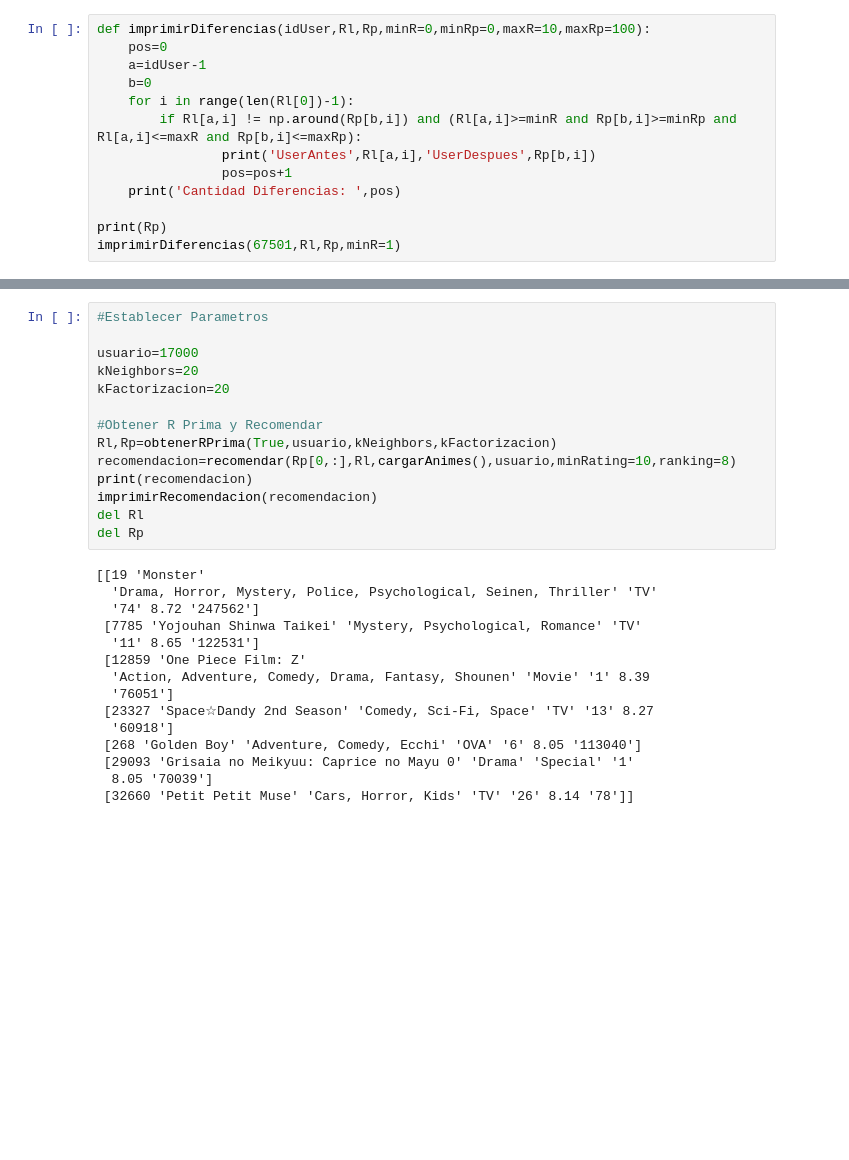
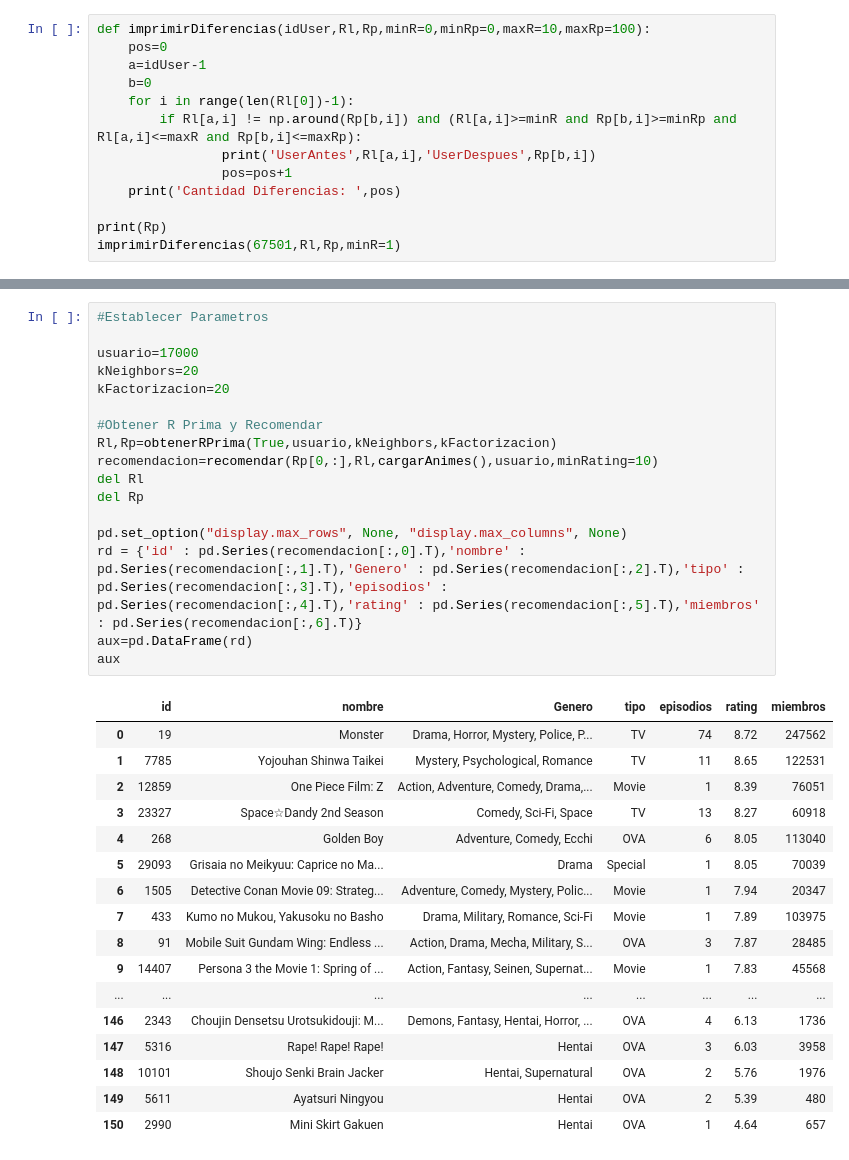
Before and after one commit to BrayanTabares/InteligenciaArtificial, a Jupyter notebook: Sistema Recomendación - Anime.ipynb, the cells around one changed output, grey strips where cells are left out. Drawn from its saved outputs; the diff is of its cells as text; blank space fills up the shorter version.

```diff
--- a/Sistema Recomendación - Anime.ipynb
+++ b/Sistema Recomendación - Anime.ipynb
@@ -320,32 +310,38 @@ del Rp
 # %%
 #Establecer Parametros
 
 usuario=17000
 kNeighbors=20
 kFactorizacion=20
 
 #Obtener R Prima y Recomendar
 Rl,Rp=obtenerRPrima(True,usuario,kNeighbors,kFactorizacion)
-recomendacion=recomendar(Rp[0,:],Rl,cargarAnimes(),usuario,minRating=10,ranking=8)
-print(recomendacion)
-imprimirRecomendacion(recomendacion)
+recomendacion=recomendar(Rp[0,:],Rl,cargarAnimes(),usuario,minRating=10)
 del Rl
 del Rp
+
+pd.set_option("display.max_rows", None, "display.max_columns", None)
+rd = {'id' : pd.Series(recomendacion[:,0].T),'nombre' : pd.Series(recomendacion[:,1].T),'Genero' : pd.Series(recomendacion[:,2].T),'tipo' : pd.Series(recomendacion[:,3].T),'episodios' : pd.Series(recomendacion[:,4].T),'rating' : pd.Series(recomendacion[:,5].T),'miembros' : pd.Series(recomendacion[:,6].T)}
+aux=pd.DataFrame(rd)
+aux
 # %% [output]
-[[19 'Monster'
-  'Drama, Horror, Mystery, Police, Psychological, Seinen, Thriller' 'TV'
-  '74' 8.72 '247562']
- [7785 'Yojouhan Shinwa Taikei' 'Mystery, Psychological, Romance' 'TV'
-  '11' 8.65 '122531']
- [12859 'One Piece Film: Z'
-  'Action, Adventure, Comedy, Drama, Fantasy, Shounen' 'Movie' '1' 8.39
-  '76051']
- [23327 'Space☆Dandy 2nd Season' 'Comedy, Sci-Fi, Space' 'TV' '13' 8.27
-  '60918']
- [268 'Golden Boy' 'Adventure, Comedy, Ecchi' 'OVA' '6' 8.05 '113040']
- [29093 'Grisaia no Meikyuu: Caprice no Mayu 0' 'Drama' 'Special' '1'
-  8.05 '70039']
- [32660 'Petit Petit Muse' 'Cars, Horror, Kids' 'TV' '26' 8.14 '78']]
+|  | id | nombre | Genero | tipo | episodios | rating | miembros |
+| 0 | 19 | Monster | Drama, Horror, Mystery, Police, P... | TV | 74 | 8.72 | 247562 |
+| 1 | 7785 | Yojouhan Shinwa Taikei | Mystery, Psychological, Romance | TV | 11 | 8.65 | 122531 |
+| 2 | 12859 | One Piece Film: Z | Action, Adventure, Comedy, Drama,... | Movie | 1 | 8.39 | 76051 |
+| 3 | 23327 | Space☆Dandy 2nd Season | Comedy, Sci-Fi, Space | TV | 13 | 8.27 | 60918 |
+| 4 | 268 | Golden Boy | Adventure, Comedy, Ecchi | OVA | 6 | 8.05 | 113040 |
+| 5 | 29093 | Grisaia no Meikyuu: Caprice no Ma... | Drama | Special | 1 | 8.05 | 70039 |
+| 6 | 1505 | Detective Conan Movie 09: Strateg... | Adventure, Comedy, Mystery, Polic... | Movie | 1 | 7.94 | 20347 |
+| 7 | 433 | Kumo no Mukou, Yakusoku no Basho | Drama, Military, Romance, Sci-Fi | Movie | 1 | 7.89 | 103975 |
+| 8 | 91 | Mobile Suit Gundam Wing: Endless ... | Action, Drama, Mecha, Military, S... | OVA | 3 | 7.87 | 28485 |
+| 9 | 14407 | Persona 3 the Movie 1: Spring of ... | Action, Fantasy, Seinen, Supernat... | Movie | 1 | 7.83 | 45568 |
+| ... | ... | ... | ... | ... | ... | ... | ... |
+| 146 | 2343 | Choujin Densetsu Urotsukidouji: M... | Demons, Fantasy, Hentai, Horror, ... | OVA | 4 | 6.13 | 1736 |
+| 147 | 5316 | Rape! Rape! Rape! | Hentai | OVA | 3 | 6.03 | 3958 |
+| 148 | 10101 | Shoujo Senki Brain Jacker | Hentai, Supernatural | OVA | 2 | 5.76 | 1976 |
+| 149 | 5611 | Ayatsuri Ningyou | Hentai | OVA | 2 | 5.39 | 480 |
+| 150 | 2990 | Mini Skirt Gakuen | Hentai | OVA | 1 | 4.64 | 657 |
 # %%
 #Establecer Parametros
 
```
Also changed, not shown: parts of 11 cells of this notebook, 1 other file.
